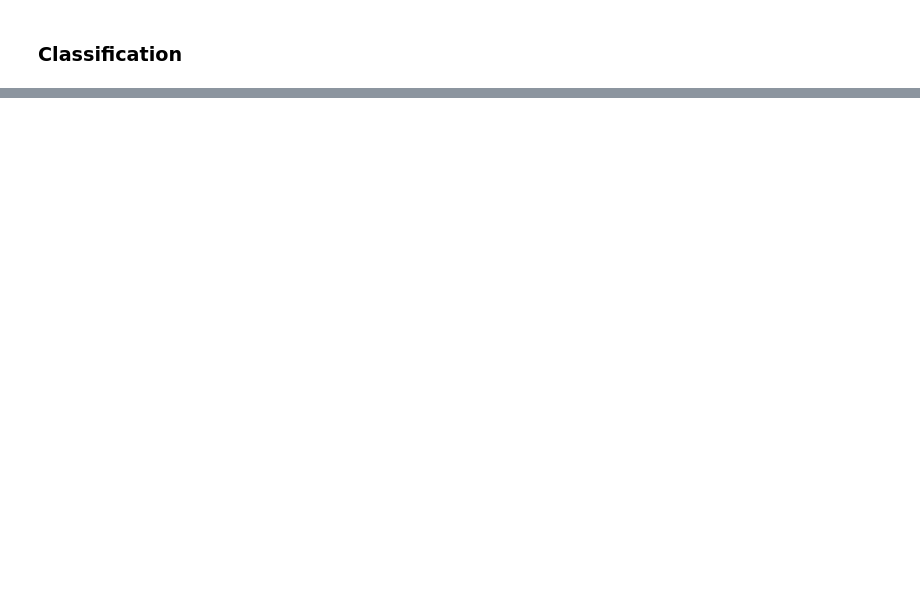
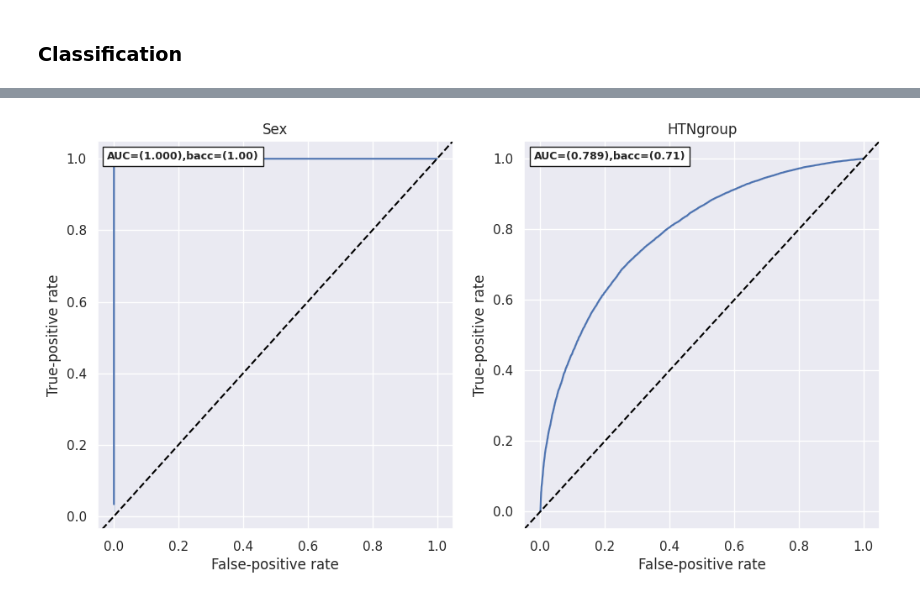
Before and after one commit to ipolharvard/biobank_olink, a Jupyter notebook: notebook/regression.ipynb, the cells around one changed output, grey strips where cells are left out. Cells and saved outputs as stored; diff of their text form; code cells hidden in the pictures; blank space fills up the shorter version.

```diff
--- a/notebook/regression.ipynb
+++ b/notebook/regression.ipynb
@@ -191,19 +205,24 @@ plt.legend(bbox_to_anchor=(1.01, 1));
 # %%
 def viz_classification(clas_results):
-    _, axes = plt.subplots(1, 2, figsize=(10, 5))
+    ncol, nrow, s_f = 2, 1, 6
+    _, axes = plt.subplots(nrow, ncol, figsize=(ncol * s_f, nrow * s_f))
 
     for res, ax in zip_longest(clas_results, axes.flat):
         if res is None:
             ax.remove()
             continue
 
         fpr, tpr, _ = roc_curve(res["y_true"], res["y_pred"])
-        sns.lineplot(fpr, tpr, ax=ax)
+        sns.lineplot(x=fpr, y=tpr, ax=ax)
         ax.set(xlabel="False-positive rate", ylabel=f"True-positive rate", title=res['col'])
 
         x_center = np.mean(ax.get_xlim())
         ax.axline((x_center, x_center), slope=1, c="black", ls="--")
 
         anc = AnchoredText(f"AUC=({res['auc']:.3f}),bacc=({res['bacc']:.2f})",
                            loc="upper left", frameon=True, prop=dict(size=9, fontweight="bold"))
         ax.add_artist(anc)
+
+viz_classification(clas_all)
+# %% [output]
+[figure, added]
```
Also changed, not shown: parts of 10 cells of this notebook, 5 other files.
